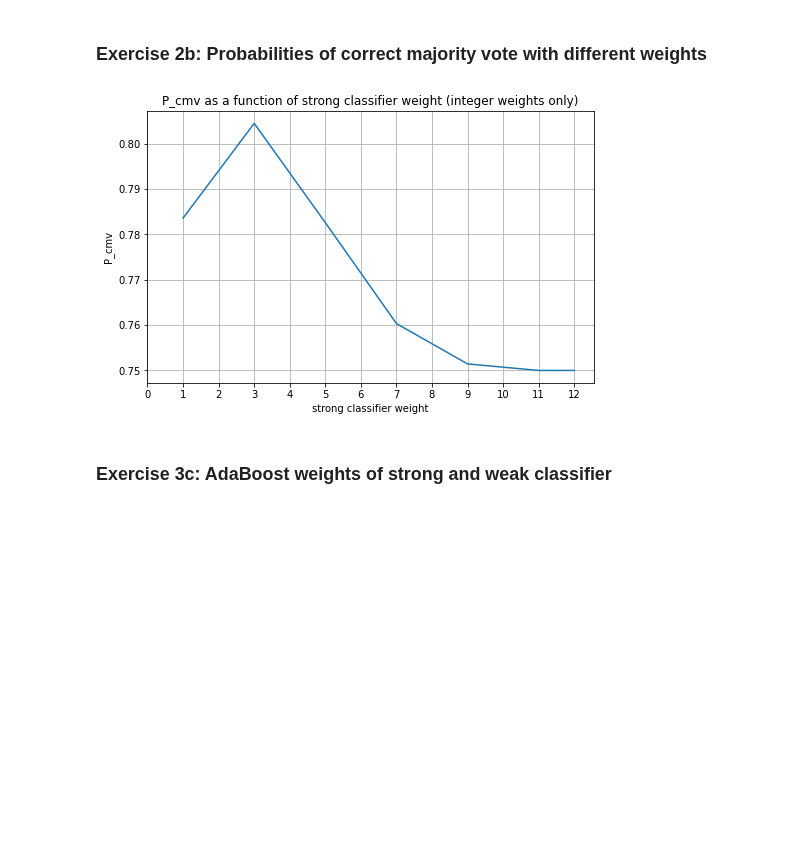
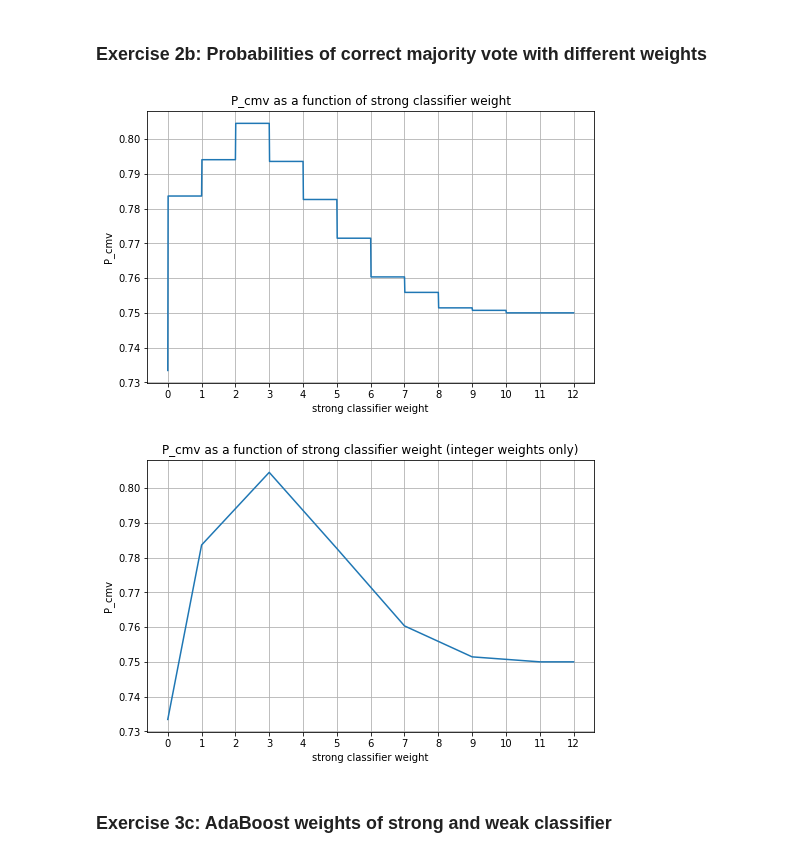
Before and after one commit to Avuerro/NaturalComputing, a Jupyter notebook: Assignment5-EL/Assignment5_EL_Exercise3.ipynb, the cells around one changed output. Cells and saved outputs as stored; diff of their text form; code cells hidden in the pictures; blank space fills up the shorter version.

```diff
--- a/Assignment5-EL/Assignment5_EL_Exercise3.ipynb
+++ b/Assignment5-EL/Assignment5_EL_Exercise3.ipynb
@@ -46,19 +33,46 @@ print(f"Probability of correct majority vote without weights: {P_cmvTwoTypes(0.7
 Probability of correct majority vote without weights: 0.7835968511999999
 # %% [markdown]
 ### Exercise 2b: Probabilities of correct majority vote with different weights
+# %%
+def P_cmvTwoTypesWeighted(p_strong, p_weak, w_strong=1):
+    # Round weight up to nearest integer (makes computation easier later on; does not change outcome)
+    w_strong = math.ceil(w_strong)
+
+    # Compute "total weight" of all classifiers combined
+    n = w_strong + 10
+
+    # Compute P_cmv by looking at two cases:
+    p_cmv = 0
+
+    ## Case 1: strong classifier is correct
+    for i in range(math.floor(n/2) + 1):
+        p_cmv += p_strong * p_weak**(10-i) * (1-p_weak)**i * math.comb(10,i)
+
+    ## Case 2: strong classifier is incorrect
+    for i in range(math.floor(n/2) - w_strong + 1):
+        p_cmv += (1-p_strong) * p_weak**(10-i) * (1-p_weak)**(i) * math.comb(10,i)
+
+    # Correct for even values of total_weight
+    if not n%2:
+        p_cmv -= 0.5 * p_strong * p_weak**(n/2 - w_strong) * (1-p_weak)**(n/2) * math.comb(10,n//2)
+        p_cmv -= 0.5 * (1-p_strong) * p_weak**(n/2) * (1-p_weak)**(n/2 - w_strong) * math.comb(10,n//2)
+
+    # Return the calculated value
+    return p_cmv
 # %%
-def plotP_cmvWeights(p_strong, p_weak, max_weight):
+def plotP_cmvWeights(p_strong, p_weak, max_weight, ints_only=False):
     # Set size of the plot
     plt.figure(figsize=(8,5))
 
     # Compute and plot the P_cmv values for each weight
-    p_cmv_values = [P_cmvTwoTypes(p_strong, p_weak, w) for w in range(1,max_weight+1)]
-    plt.plot(range(1,max_weight+1), p_cmv_values)
+    step = 1 if ints_only else 0.01 # Correction for when only integers are used
+    p_cmv_values = [P_cmvTwoTypesWeighted(p_strong, p_weak, w) for w in np.arange(0,max_weight+0.0001,step)]
+    plt.plot(np.arange(0,max_weight+0.0001,step), p_cmv_values)
 
     # Prettify the plot
     plt.xlabel("strong classifier weight")
     plt.ylabel("P_cmv")
-    plt.title("P_cmv as a function of strong classifier weight (integer weights only)")
+    plt.title(f"P_cmv as a function of strong classifier weight{' (integer weights only)' if ints_only else ''}")
     plt.xticks(np.arange(0,max_weight+1))
     plt.grid()
 
@@ -66,8 +80,10 @@ def plotP_cmvWeights(p_strong, p_weak, max_weight):
     plt.show()
 # %%
 plotP_cmvWeights(0.75, 0.6, 12)
+plotP_cmvWeights(0.75, 0.6, 12, True)
 # %% [output]
-[figure, old version]
+[figure, new version]
+[figure, added]
 # %% [markdown]
 ### Exercise 3c: AdaBoost weights of strong and weak classifier
 # %%
```
Also changed, not shown: parts of 3 cells of this notebook, 1 other file.
